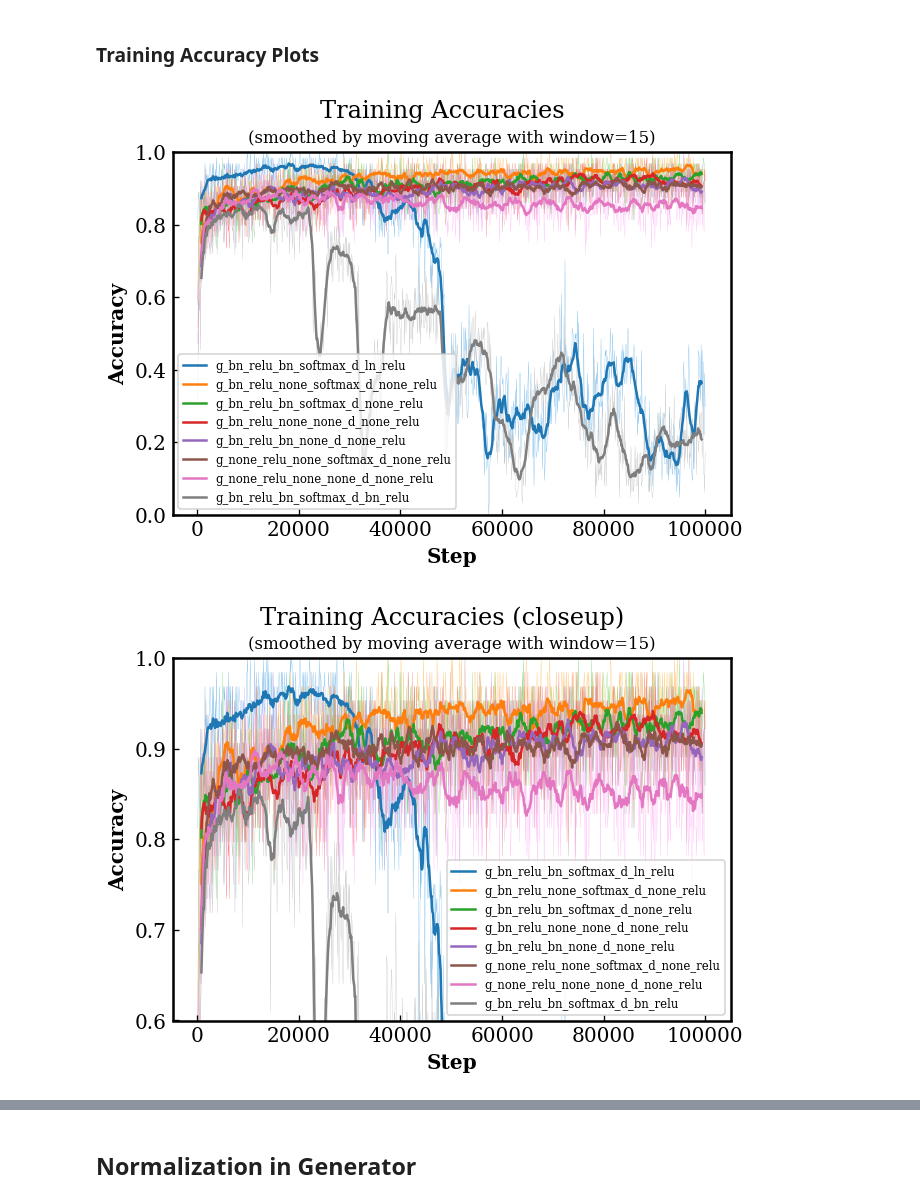
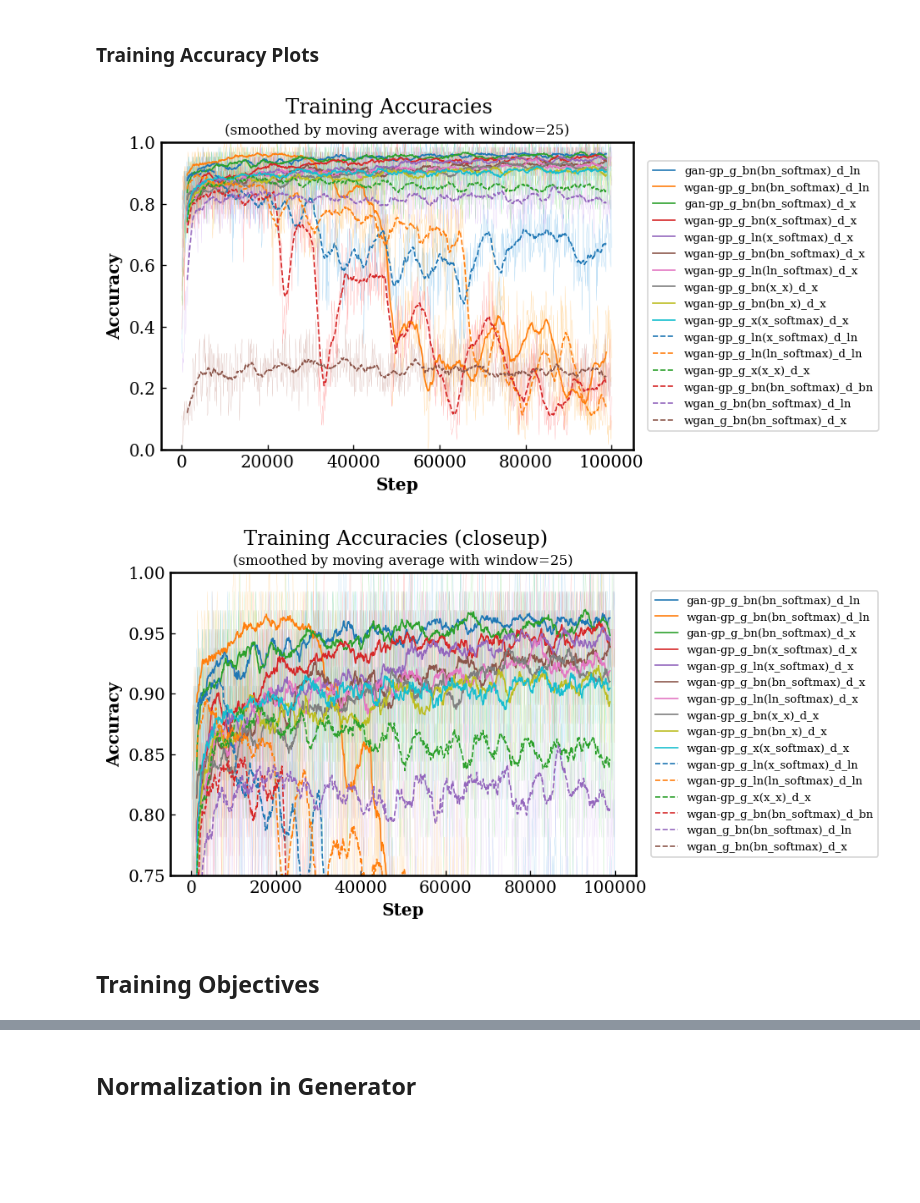
Before and after one commit to salu133445/dan, a Jupyter notebook: analysis/model_comparisons.ipynb, the cells around one changed output, grey strips where cells are left out. Saved outputs shown, nothing was run; the diff lists cells and outputs as text; code cells hidden in the pictures; blank space fills up the shorter version.

```diff
--- a/analysis/model_comparisons.ipynb
+++ b/analysis/model_comparisons.ipynb
@@ -117,0 +110,7 @@ g_bn_relu_bn_softmax_d_bn_relu           0.8615
+# %%
+max_test_accs = []
+for i, exp_dir in enumerate(EXP_DIRS):
+    max_test_accs.append(test_accs[i].max())
+sorted_dirs, sorted_scores = sort_by_max(max_test_accs, EXP_DIRS, max_test_accs)
+for i, exp_dir in enumerate(sorted_dirs):
+    print("{:32} {:.4}".format(exp_dir[0], sorted_scores[i]))
@@ -138,16 +156,18 @@ plt.show()
 # %%
 window = 5
-for i, exp_dir in enumerate(EXP_DIRS):
-    plot_acc_curve(test_steps[i], test_losses[i], smooth='med', window=window, label=os.path.basename(exp_dir))
-plt.ylim(0.74, 0.96)
+sorted_dirs, sorted_steps, sorted_scores = sort_by_max(max_test_accs, EXP_DIRS, test_steps, test_accs)
+for i, exp_dir in enumerate(sorted_dirs[:15]):
+    plot_acc_curve(sorted_steps[i], sorted_scores[i], smooth='med', window=window,
+                   linewidth=1., label=exp_dir[0])
 plt.gcf().suptitle('Test Accuracies (closeup)', y=0.99)
 plt.title('(smoothed by a median filter with window={})'.format(window), fontsize=10)
 plt.xlabel('Step', fontweight='bold')
 plt.ylabel('Accuracy', fontweight='bold')
-plt.yticks(np.arange(0.75, 0.99, 0.05))
+plt.ylim(0.82, 0.96)
+plt.yticks(np.arange(0.82, 0.961, 0.02))
 plt.tick_params(direction='in')
 plt.setp(plt.gca().spines.values(), linewidth=1.5)
-plt.legend(loc=4, prop={'size':7})
+plt.legend(bbox_to_anchor=(1.02, 0.5), loc="center left", prop={'size':8})
 plt.savefig(os.path.join(RESULT_DIR, 'test_acc_closeup.{}'.format(EXTENSION)), bbox_inches='tight')
 plt.show()
 # %% [output]
@@ -155,35 +175,41 @@ plt.show()
 # %% [markdown]
 ### Training Accuracy Plots
 # %%
-window = 15
-for i, exp_dir in enumerate(EXP_DIRS):
-    plot_acc_curve(train_steps[i], train_losses[i], smooth='avg', window=window, label=os.path.basename(exp_dir))
-plt.ylim(0, 1)
+window = 25
+sorted_dirs, sorted_steps, sorted_scores = sort_by_max(max_test_accs, EXP_DIRS, train_steps, train_accs)
+for i, exp_dir in enumerate(sorted_dirs):
+    plot_acc_curve(sorted_steps[i], sorted_scores[i], smooth='avg', window=window,
+                   linewidth=1, raw_linewidth=.1, label=exp_dir[0])
 plt.tick_params(direction='in')
 plt.setp(plt.gca().spines.values(), linewidth=1.5)
 plt.gcf().suptitle('Training Accuracies', y=0.99)
 plt.title('(smoothed by moving average with window={})'.format(window), fontsize=10)
 plt.xlabel('Step', fontweight='bold')
 plt.ylabel('Accuracy', fontweight='bold')
-plt.legend(loc=3, prop={'size':7})
+plt.ylim(0, 1)
+plt.legend(bbox_to_anchor=(1.02, 0.5), loc="center left", prop={'size':8})
 plt.savefig(os.path.join(RESULT_DIR, 'train_acc.{}'.format(EXTENSION)), bbox_inches='tight')
 plt.show()
 # %% [output]
-[figure, old version]
+[figure, new version]
 # %%
-window = 15
-for i, exp_dir in enumerate(EXP_DIRS):
-    plot_acc_curve(train_steps[i], train_losses[i], smooth='avg', window=window, label=os.path.basename(exp_dir))
-plt.ylim(0.6, 1)
+window = 25
+sorted_dirs, sorted_steps, sorted_scores = sort_by_max(max_test_accs, EXP_DIRS, train_steps, train_accs)
+for i, exp_dir in enumerate(sorted_dirs):
+    plot_acc_curve(sorted_steps[i], sorted_scores[i], smooth='avg', window=window,
+                   linewidth=1., raw_linewidth=.06, label=exp_dir[0])
 plt.gcf().suptitle('Training Accuracies (closeup)', y=0.99)
 plt.title('(smoothed by moving average with window={})'.format(window), fontsize=10)
 plt.xlabel('Step', fontweight='bold')
 plt.ylabel('Accuracy', fontweight='bold')
-plt.yticks(np.arange(0.6, 1.01, 0.1))
+plt.ylim(0.75, 1)
+plt.yticks(np.arange(0.75, 1.01, 0.05))
 plt.tick_params(direction='in')
 plt.setp(plt.gca().spines.values(), linewidth=1.5)
-plt.legend(loc=4, prop={'size':7})
+plt.legend(bbox_to_anchor=(1.02, 0.5), loc="center left", prop={'size':8})
 plt.savefig(os.path.join(RESULT_DIR, 'train_acc_closeup.{}'.format(EXTENSION)), bbox_inches='tight')
 plt.show()
 # %% [output]
-[figure, old version]
+[figure, new version]
+# %% [markdown]
+## Training Objectives
```
Also changed, not shown: parts of 15 cells of this notebook.
